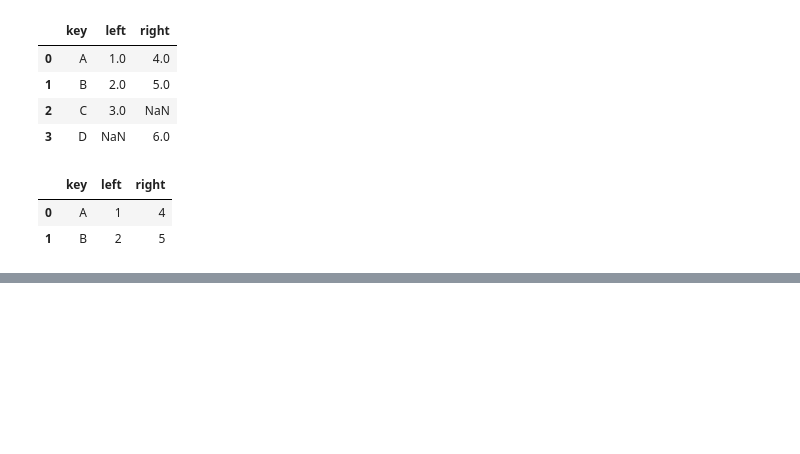
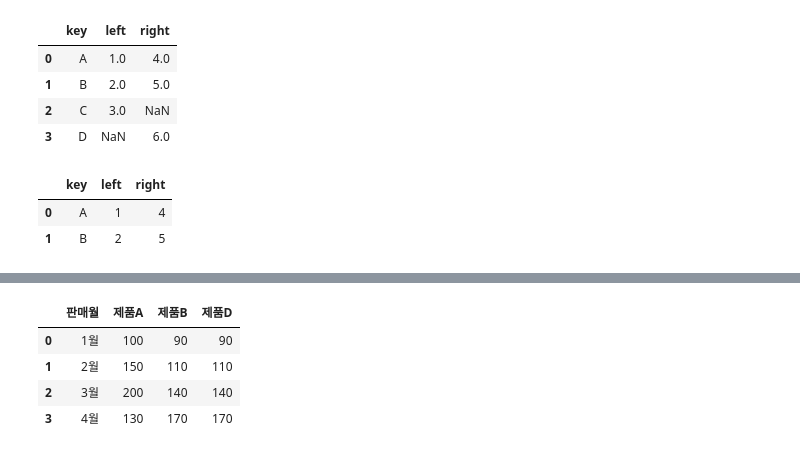
Before and after one commit to suhyeon0325/TIL, a Jupyter notebook: Pandas_240108오전.ipynb, the cells around one changed output, grey strips where cells are left out. Drawn from its saved outputs; the diff is of its cells as text; code cells hidden in the pictures; blank space fills up the shorter version.

```diff
--- a/Pandas_240108오전.ipynb
+++ b/Pandas_240108오전.ipynb
@@ -173,0 +171,6 @@ FileNotFoundError: [Errno 2] No such file or directory: 'C:\\Users\\1qlqj\\Deskt
+# %%
+df_A_B = pd.DataFrame({'판매월':['1월', '2월', '3월', '4월'], '제품A': [100, 150, 200, 130], '제품B': [90, 110, 140, 170]})
+df_C_D = pd.DataFrame({'판매월':['1월', '2월', '3월', '4월'], '제품D': [90, 110, 140, 170], '제품B': [90, 110, 140, 170]})
+
+print(df_A_B)
+print(df_C_D)
@@ -173,0 +188,8 @@ FileNotFoundError: [Errno 2] No such file or directory: 'C:\\Users\\1qlqj\\Deskt
+# %%
+df_A_B.merge(df_C_D)
+# %% [output]
+|  | 판매월 | 제품A | 제품B | 제품D |
+| 0 | 1월 | 100 | 90 | 90 |
+| 1 | 2월 | 150 | 110 | 110 |
+| 2 | 3월 | 200 | 140 | 140 |
+| 3 | 4월 | 130 | 170 | 170 |
```
Also changed, not shown: parts of 4 cells of this notebook.
